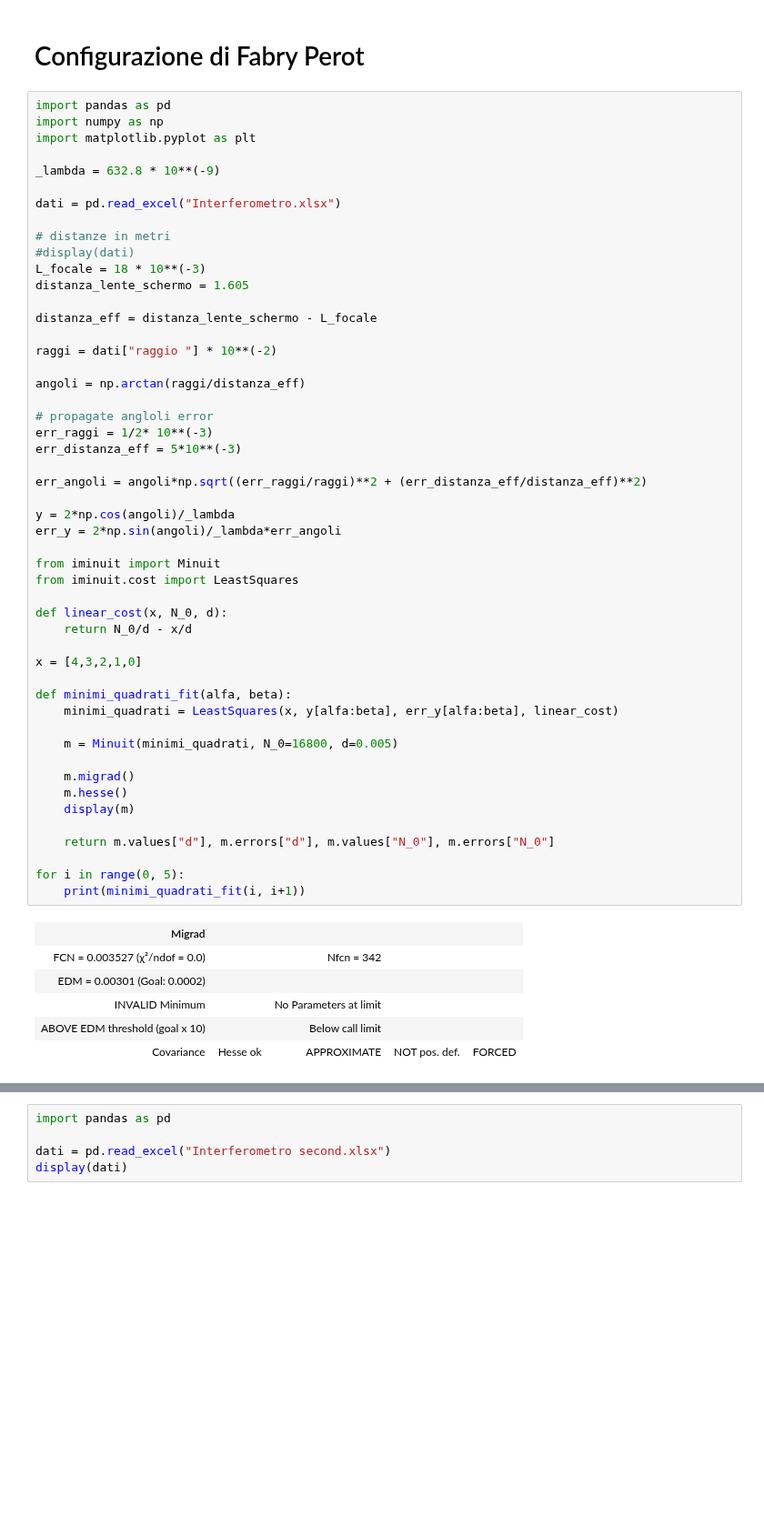
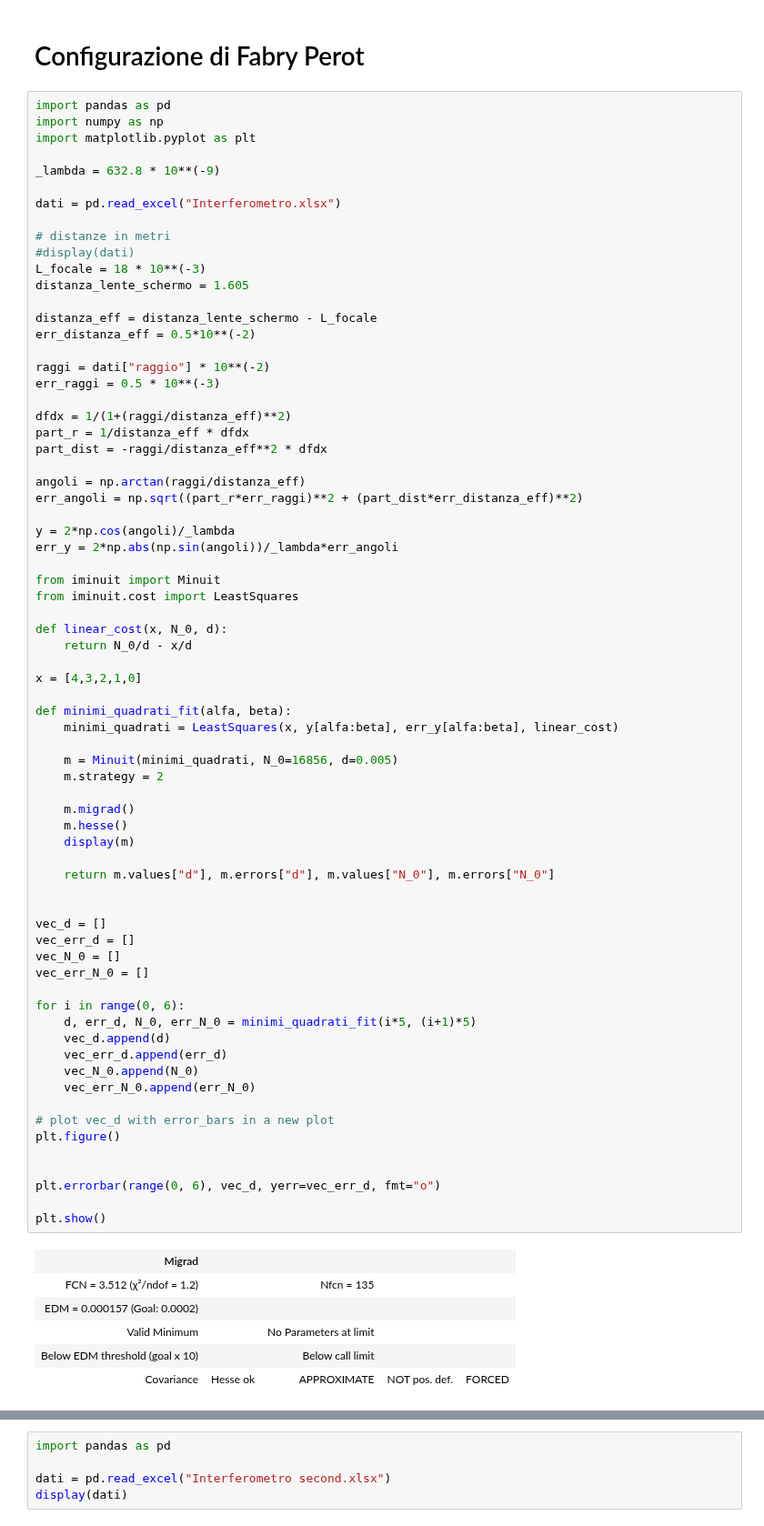
Before and after one commit to ARossiUnimib/Laboratorio-2---Gruppo-21-A.A.-2023-24, a Jupyter notebook: Notebooks/Interferometro.ipynb, the cells around one changed output, grey strips where cells are left out. Shown at 91% size. Cells and saved outputs as stored; diff of their text form; blank space fills up the shorter version.

```diff
--- a/Notebooks/Interferometro.ipynb
+++ b/Notebooks/Interferometro.ipynb
@@ -14,47 +14,67 @@ dati = pd.read_excel("Interferometro.xlsx")
 L_focale = 18 * 10**(-3)
 distanza_lente_schermo = 1.605
 
 distanza_eff = distanza_lente_schermo - L_focale
+err_distanza_eff = 0.5*10**(-2)
 
-raggi = dati["raggio "] * 10**(-2)
+raggi = dati["raggio"] * 10**(-2)
+err_raggi = 0.5 * 10**(-3)
+
+dfdx = 1/(1+(raggi/distanza_eff)**2)
+part_r = 1/distanza_eff * dfdx
+part_dist = -raggi/distanza_eff**2 * dfdx
 
 angoli = np.arctan(raggi/distanza_eff)
-
-# propagate angloli error
-err_raggi = 1/2* 10**(-3)
-err_distanza_eff = 5*10**(-3)
-
-err_angoli = angoli*np.sqrt((err_raggi/raggi)**2 + (err_distanza_eff/distanza_eff)**2)
+err_angoli = np.sqrt((part_r*err_raggi)**2 + (part_dist*err_distanza_eff)**2)
 
 y = 2*np.cos(angoli)/_lambda
-err_y = 2*np.sin(angoli)/_lambda*err_angoli
+err_y = 2*np.abs(np.sin(angoli))/_lambda*err_angoli
 
 from iminuit import Minuit
 from iminuit.cost import LeastSquares
 
 def linear_cost(x, N_0, d):
     return N_0/d - x/d
 
 x = [4,3,2,1,0]
 
 def minimi_quadrati_fit(alfa, beta):
     minimi_quadrati = LeastSquares(x, y[alfa:beta], err_y[alfa:beta], linear_cost)
 
-    m = Minuit(minimi_quadrati, N_0=16800, d=0.005)
+    m = Minuit(minimi_quadrati, N_0=16856, d=0.005)
+    m.strategy = 2
 
     m.migrad()
     m.hesse()
     display(m)
 
     return m.values["d"], m.errors["d"], m.values["N_0"], m.errors["N_0"]
 
-for i in range(0, 5):
-    print(minimi_quadrati_fit(i, i+1))
+
+vec_d = []
+vec_err_d = []
+vec_N_0 = []
+vec_err_N_0 = []
+
+for i in range(0, 6):
+    d, err_d, N_0, err_N_0 = minimi_quadrati_fit(i*5, (i+1)*5)
+    vec_d.append(d)
+    vec_err_d.append(err_d)
+    vec_N_0.append(N_0)
+    vec_err_N_0.append(err_N_0)
+
+# plot vec_d with error_bars in a new plot
+plt.figure()
+
+
+plt.errorbar(range(0, 6), vec_d, yerr=vec_err_d, fmt="o")
+
+plt.show()
 # %% [output]
 | Migrad |  |  |  |  |
-| FCN = 0.003527 (χ²/ndof = 0.0) |  | Nfcn = 342 |  |  |
-| EDM = 0.00301 (Goal: 0.0002) |  |  |  |  |
-| INVALID Minimum |  | No Parameters at limit |  |  |
-| ABOVE EDM threshold (goal x 10) |  | Below call limit |  |  |
+| FCN = 3.512 (χ²/ndof = 1.2) |  | Nfcn = 135 |  |  |
+| EDM = 0.000157 (Goal: 0.0002) |  |  |  |  |
+| Valid Minimum |  | No Parameters at limit |  |  |
+| Below EDM threshold (goal x 10) |  | Below call limit |  |  |
 | Covariance | Hesse ok | APPROXIMATE | NOT pos. def. | FORCED |
 |  | Name | Value | Hesse Error | Minos Error- | Minos Error+ | Limit- | Limit+ | Fixed |
```
Also changed, not shown: parts of 1 cell of this notebook, 1 other file.
